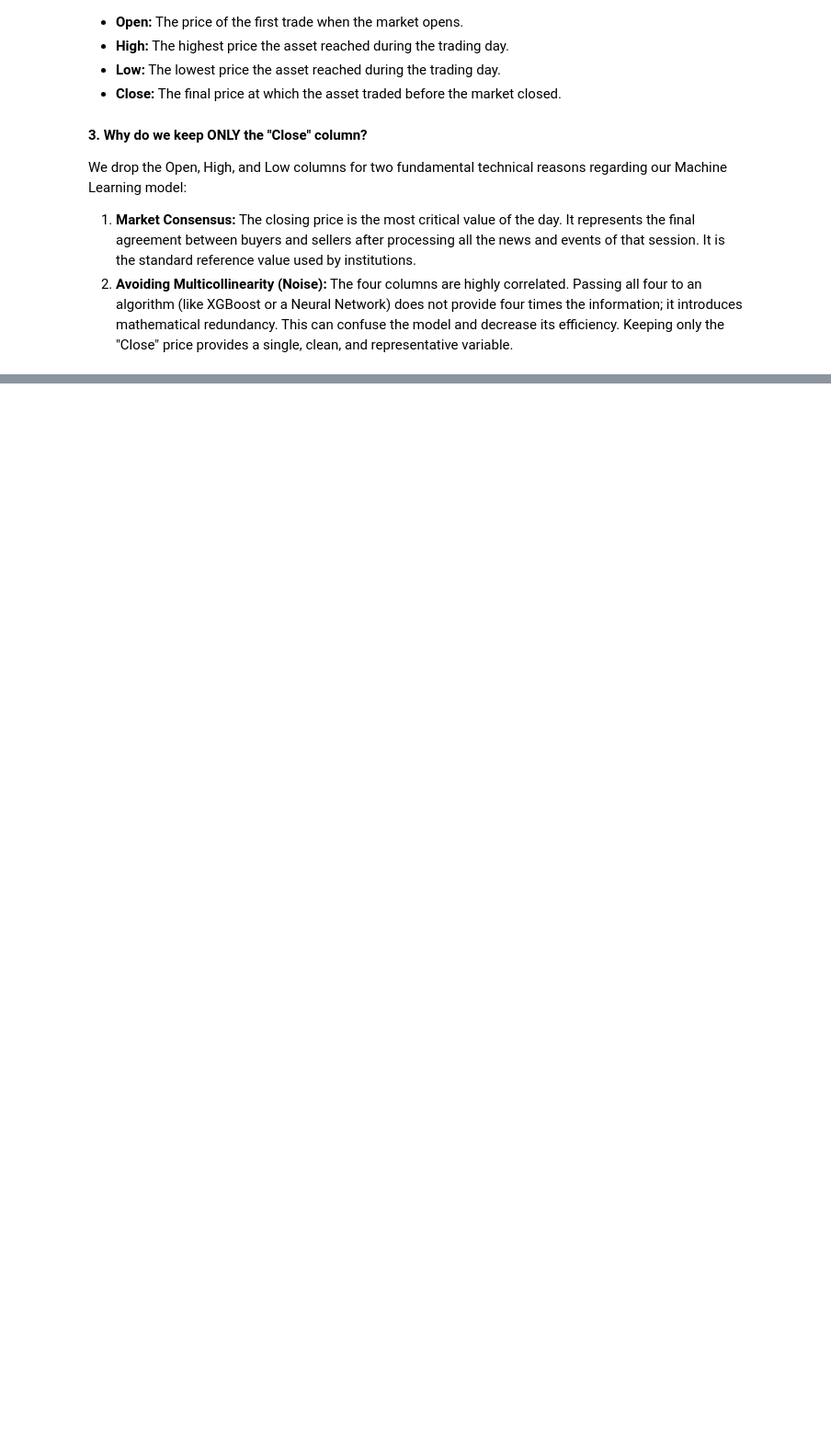
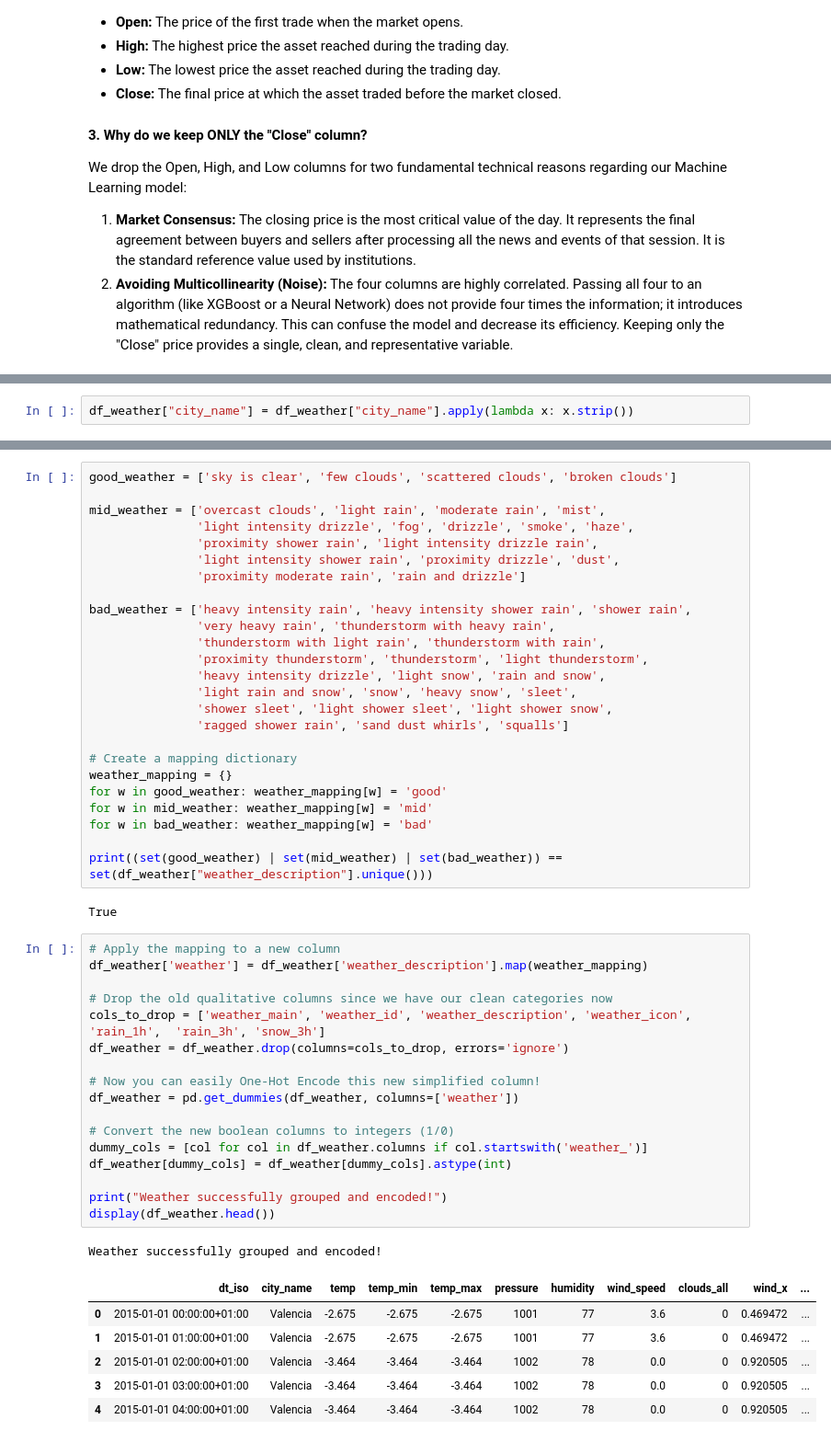
Before and after one commit to Iker-Jauregui/TS_Final_Assignment, a Jupyter notebook: notebooks/03_EXOGS.ipynb, the cells around one changed output, grey strips where cells are left out. Shown at 92% size. Drawn from its saved outputs; the diff is of its cells as text; blank space fills up the shorter version.

```diff
--- a/notebooks/03_EXOGS.ipynb
+++ b/notebooks/03_EXOGS.ipynb
@@ -133,0 +446,2 @@ Final Hourly Macroeconomic DataFrame:
+# %%
+df_weather["city_name"] = df_weather["city_name"].apply(lambda x: x.strip())
@@ -133,0 +477,52 @@ Final Hourly Macroeconomic DataFrame:
+# %%
+good_weather = ['sky is clear', 'few clouds', 'scattered clouds', 'broken clouds']
+
+mid_weather = ['overcast clouds', 'light rain', 'moderate rain', 'mist',
+               'light intensity drizzle', 'fog', 'drizzle', 'smoke', 'haze',
+               'proximity shower rain', 'light intensity drizzle rain',
+               'light intensity shower rain', 'proximity drizzle', 'dust',
+               'proximity moderate rain', 'rain and drizzle']
+
+bad_weather = ['heavy intensity rain', 'heavy intensity shower rain', 'shower rain',
+               'very heavy rain', 'thunderstorm with heavy rain',
+               'thunderstorm with light rain', 'thunderstorm with rain',
+               'proximity thunderstorm', 'thunderstorm', 'light thunderstorm',
+               'heavy intensity drizzle', 'light snow', 'rain and snow',
+               'light rain and snow', 'snow', 'heavy snow', 'sleet',
+               'shower sleet', 'light shower sleet', 'light shower snow',
+               'ragged shower rain', 'sand dust whirls', 'squalls']
+
+# Create a mapping dictionary
+weather_mapping = {}
+for w in good_weather: weather_mapping[w] = 'good'
+for w in mid_weather: weather_mapping[w] = 'mid'
+for w in bad_weather: weather_mapping[w] = 'bad'
+
+print((set(good_weather) | set(mid_weather) | set(bad_weather)) == set(df_weather["weather_description"].unique()))
+# %% [output]
+True
+# %%
+# Apply the mapping to a new column
+df_weather['weather'] = df_weather['weather_description'].map(weather_mapping)
+
+# Drop the old qualitative columns since we have our clean categories now
+cols_to_drop = ['weather_main', 'weather_id', 'weather_description', 'weather_icon', 'rain_1h',	'rain_3h', 'snow_3h']
+df_weather = df_weather.drop(columns=cols_to_drop, errors='ignore')
+
+# Now you can easily One-Hot Encode this new simplified column!
+df_weather = pd.get_dummies(df_weather, columns=['weather'])
+
+# Convert the new boolean columns to integers (1/0)
+dummy_cols = [col for col in df_weather.columns if col.startswith('weather_')]
+df_weather[dummy_cols] = df_weather[dummy_cols].astype(int)
+
+print("Weather successfully grouped and encoded!")
+display(df_weather.head())
+# %% [output]
+Weather successfully grouped and encoded!
+|  | dt_iso | city_name | temp | temp_min | temp_max | pressure | humidity | wind_speed | clouds_all | wind_x | ... |
+| 0 | 2015-01-01 00:00:00+01:00 | Valencia | -2.675 | -2.675 | -2.675 | 1001 | 77 | 3.6 | 0 | 0.469472 | ... |
+| 1 | 2015-01-01 01:00:00+01:00 | Valencia | -2.675 | -2.675 | -2.675 | 1001 | 77 | 3.6 | 0 | 0.469472 | ... |
+| 2 | 2015-01-01 02:00:00+01:00 | Valencia | -3.464 | -3.464 | -3.464 | 1002 | 78 | 0.0 | 0 | 0.920505 | ... |
+| 3 | 2015-01-01 03:00:00+01:00 | Valencia | -3.464 | -3.464 | -3.464 | 1002 | 78 | 0.0 | 0 | 0.920505 | ... |
+| 4 | 2015-01-01 04:00:00+01:00 | Valencia | -3.464 | -3.464 | -3.464 | 1002 | 78 | 0.0 | 0 | 0.920505 | ... |
```
Also changed, not shown: parts of 40 cells of this notebook, 3 other files.
